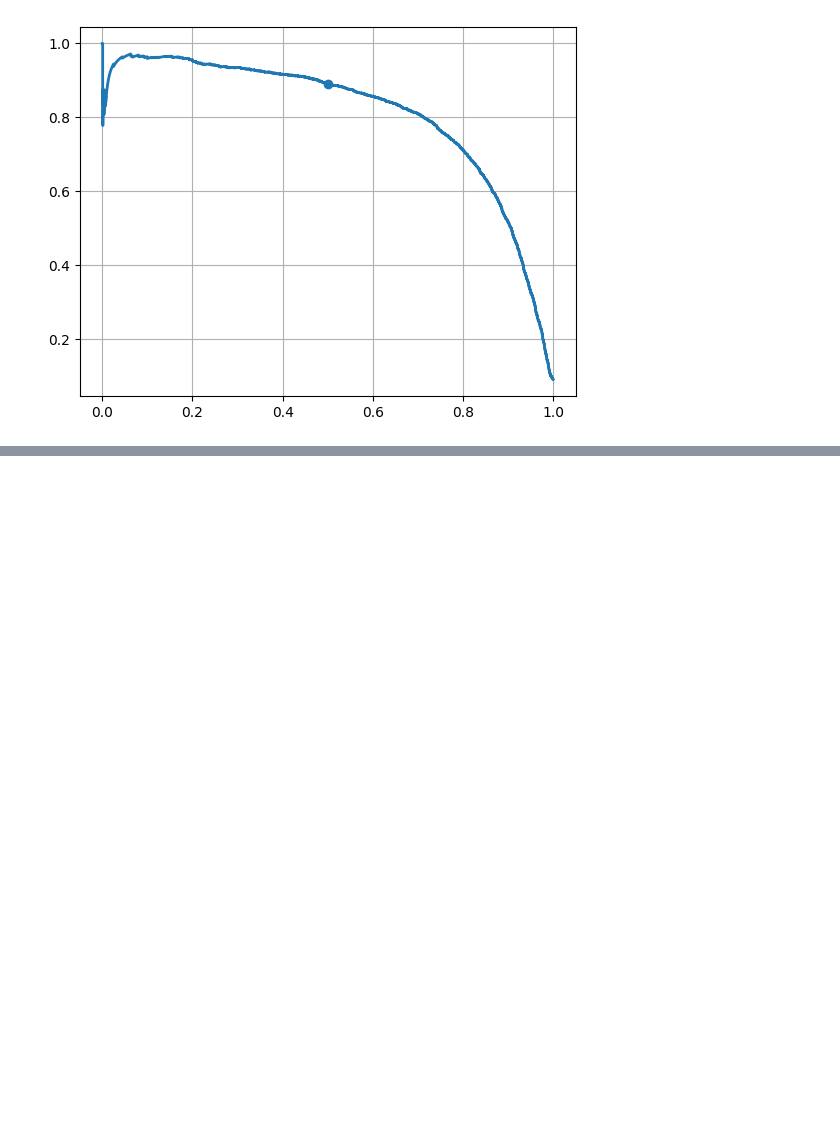
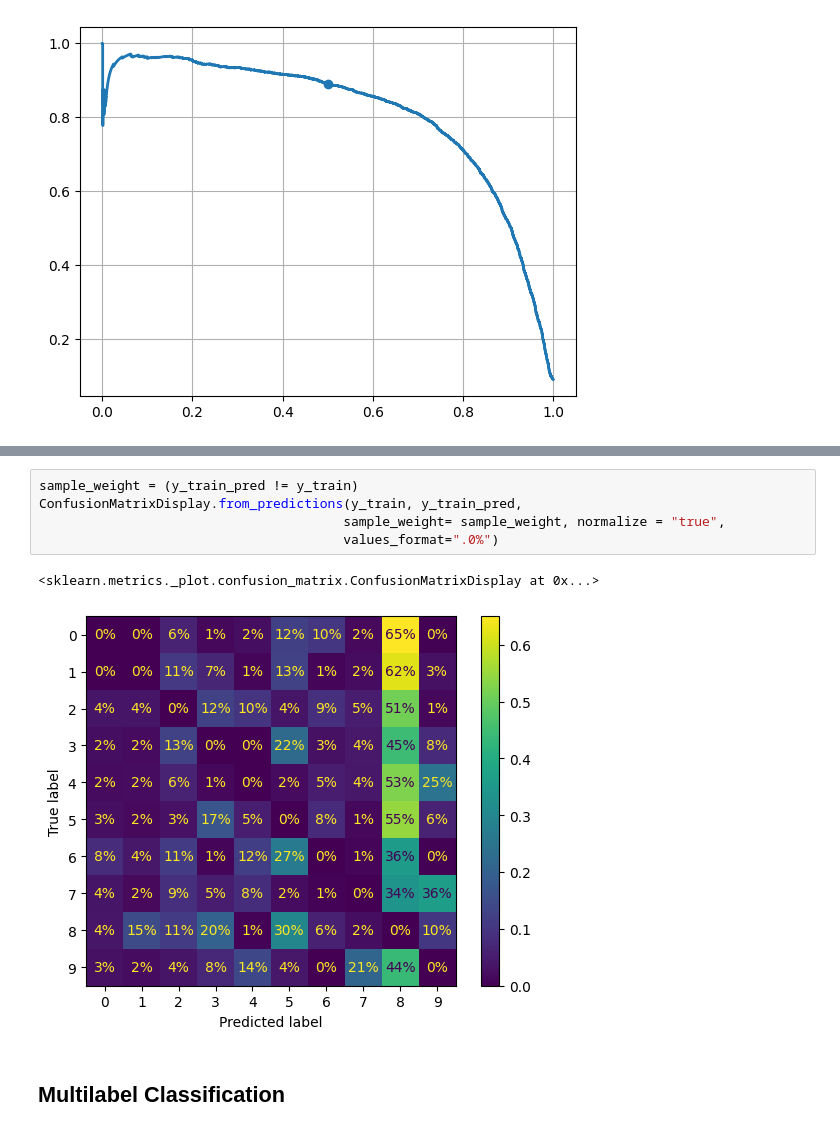
Before and after one commit to omsouravsharma/Hand-On-MachineLearning, a Jupyter notebook: Classification.ipynb, the cells around one changed output, grey strips where cells are left out. Cells and saved outputs as stored; diff of their text form; blank space fills up the shorter version.

```diff
--- a/Classification.ipynb
+++ b/Classification.ipynb
@@ -369,0 +330,10 @@ plt.show()
+# %%
+sample_weight = (y_train_pred != y_train)
+ConfusionMatrixDisplay.from_predictions(y_train, y_train_pred,
+                                       sample_weight= sample_weight, normalize = "true",
+                                       values_format=".0%")
+# %% [output]
+<sklearn.metrics._plot.confusion_matrix.ConfusionMatrixDisplay at 0x...>
+[figure, added]
+# %% [markdown]
+## Multilabel Classification
```
Also changed, not shown: parts of 84 cells of this notebook, 1 other file.
